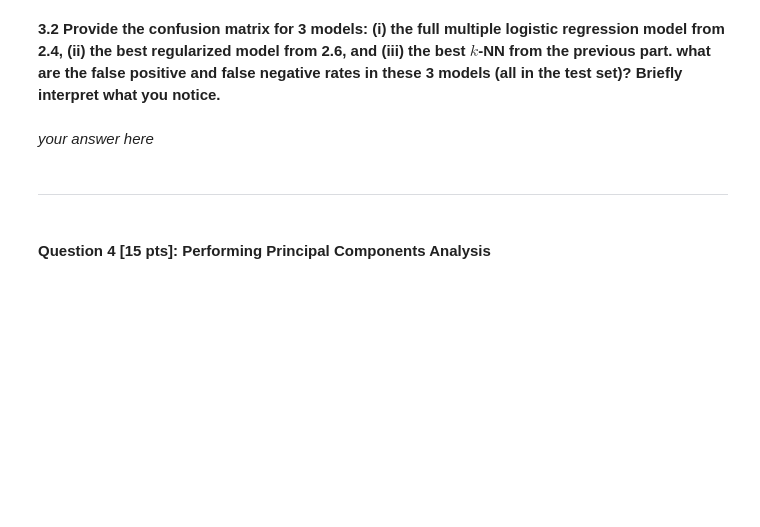
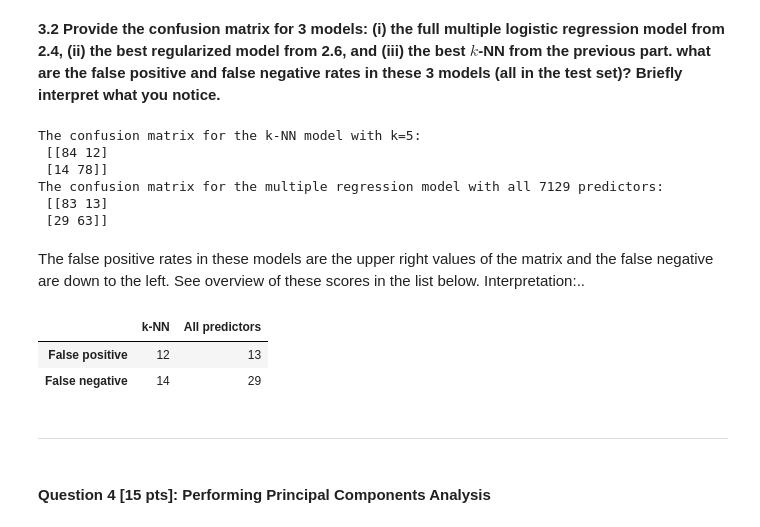
Before and after one commit to kkvalsvik/DataScience_cs109a_Harvard, a Jupyter notebook: cs_s109a_hw4.ipynb, the cells around one changed output. Saved outputs shown, nothing was run; the diff lists cells and outputs as text; code cells hidden in the pictures; blank space fills up the shorter version.

```diff
--- a/cs_s109a_hw4.ipynb
+++ b/cs_s109a_hw4.ipynb
@@ -451,5 +489,29 @@ Overall misclassification rate in test: 0.13829787234042556
-# %% [markdown]
-*your answer here*
+# %%
+from sklearn.metrics import confusion_matrix
+conf_knn5 = confusion_matrix(y_test, fittedModel_5.predict(X_testNorm)>0.5)
+conf_multi = confusion_matrix(y_test, logit_multiple.predict(X_testNorm)>0.5)
+# er 0.5 riktig?
+# need to add for the lasso-reduced model when that is finished
+
+print('The confusion matrix for the k-NN model with k=5: \n',conf_knn5)
+print('The confusion matrix for the multiple regression model with all 7129 predictors: \n',conf_multi)
+# %% [output]
+The confusion matrix for the k-NN model with k=5:
+ [[84 12]
+ [14 78]]
+The confusion matrix for the multiple regression model with all 7129 predictors:
+ [[83 13]
+ [29 63]]
+# %% [markdown]
+The false positive rates in these models are the upper right values of the matrix and the false negative are down to the left. See overview of these scores in the list below.
+Interpretation:..
+# %%
+list_false = [[conf_knn5[0][1], conf_multi[0][1]],[conf_knn5[1][0], conf_multi[1][0]]]
+pd.DataFrame(list_false, index=['False positive','False negative'], columns=['k-NN','All predictors'])
+# %% [output]
+|  | k-NN | All predictors |
+| False positive | 12 | 13 |
+| False negative | 14 | 29 |
 # %% [markdown]
 ---
 # %% [markdown]
```
Also changed, not shown: parts of 21 cells of this notebook.
